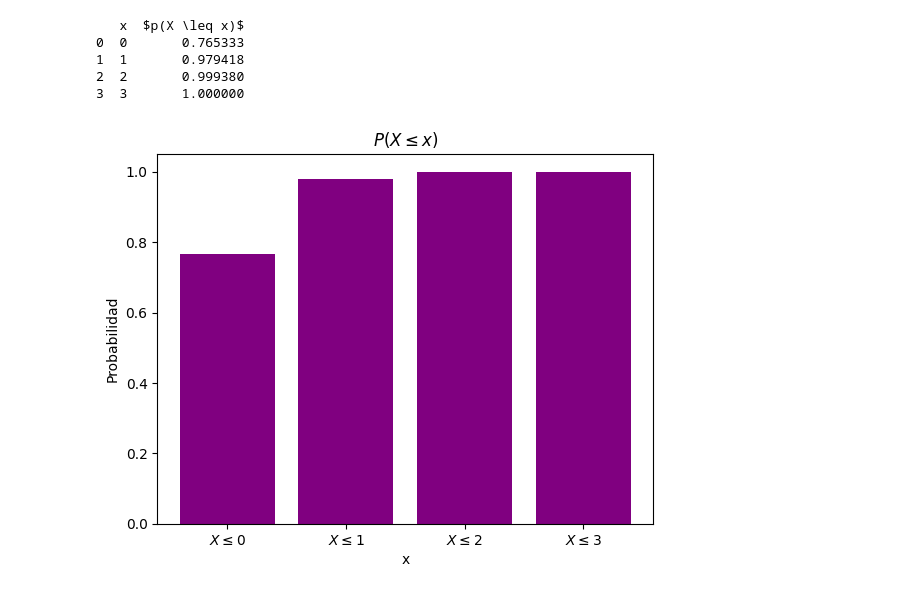
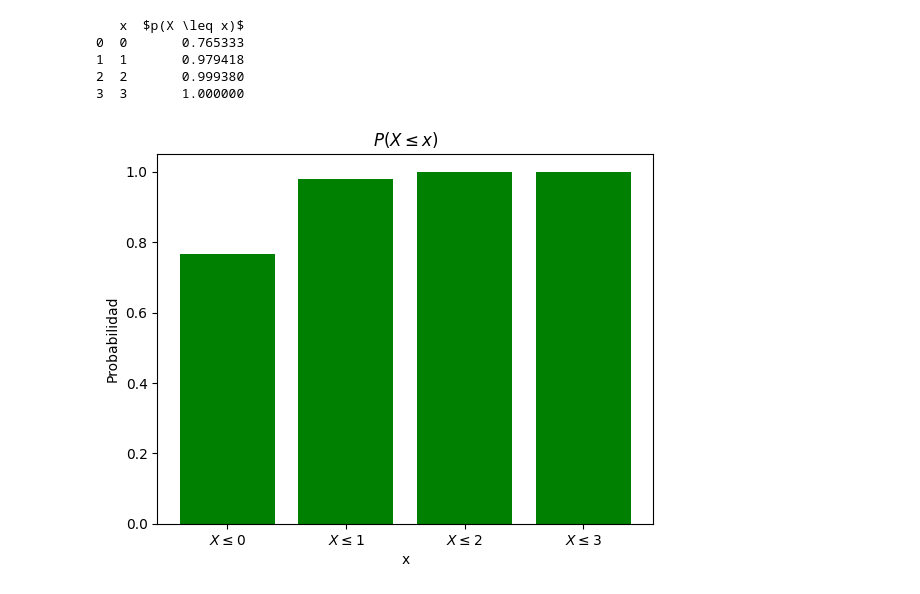
Before and after one commit to ATPYINACAP/AT, a Jupyter notebook: AT2_U1_M1.ipynb, the cells around one changed output. Saved outputs shown, nothing was run; the diff lists cells and outputs as text; code cells hidden in the pictures.

```diff
--- a/AT2_U1_M1.ipynb
+++ b/AT2_U1_M1.ipynb
@@ -164,20 +240,20 @@ print(tabla_AC)
 2  2       0.999380
 3  3       1.000000
 # %%
-plt.bar(tabla_AC['x'], tabla_AC[r'$p(X \leq x)$'], color='purple')
+plt.bar(tabla_AC['x'], tabla_AC[r'$p(X \leq x)$'], color='green')
 
 # Personalizar las etiquetas del eje X
 labels = ['$X \leq 0$', '$X \leq 1$', '$X \leq 2$', '$X \leq 3$']
 plt.xticks(ticks=tabla_AC['x'],
            labels=labels,
            fontweight='bold')
 
 # Añadir títulos y etiquetas
 plt.xlabel('x')
 plt.ylabel('Probabilidad')
 plt.title('$P(X \leq x)$')
 
 # Mostrar el gráfico
 plt.show()
 # %% [output]
-[figure, old version]
+[figure, new version]
```
Also changed, not shown: parts of 12 cells of this notebook.
